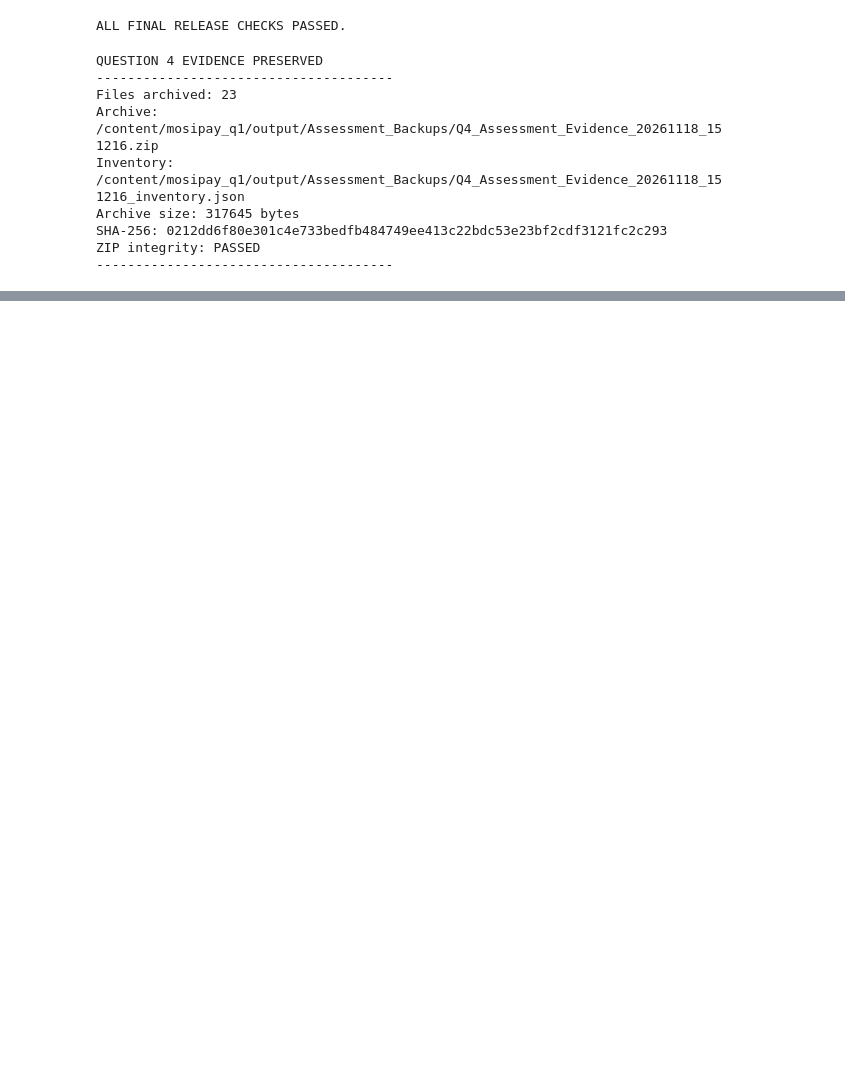
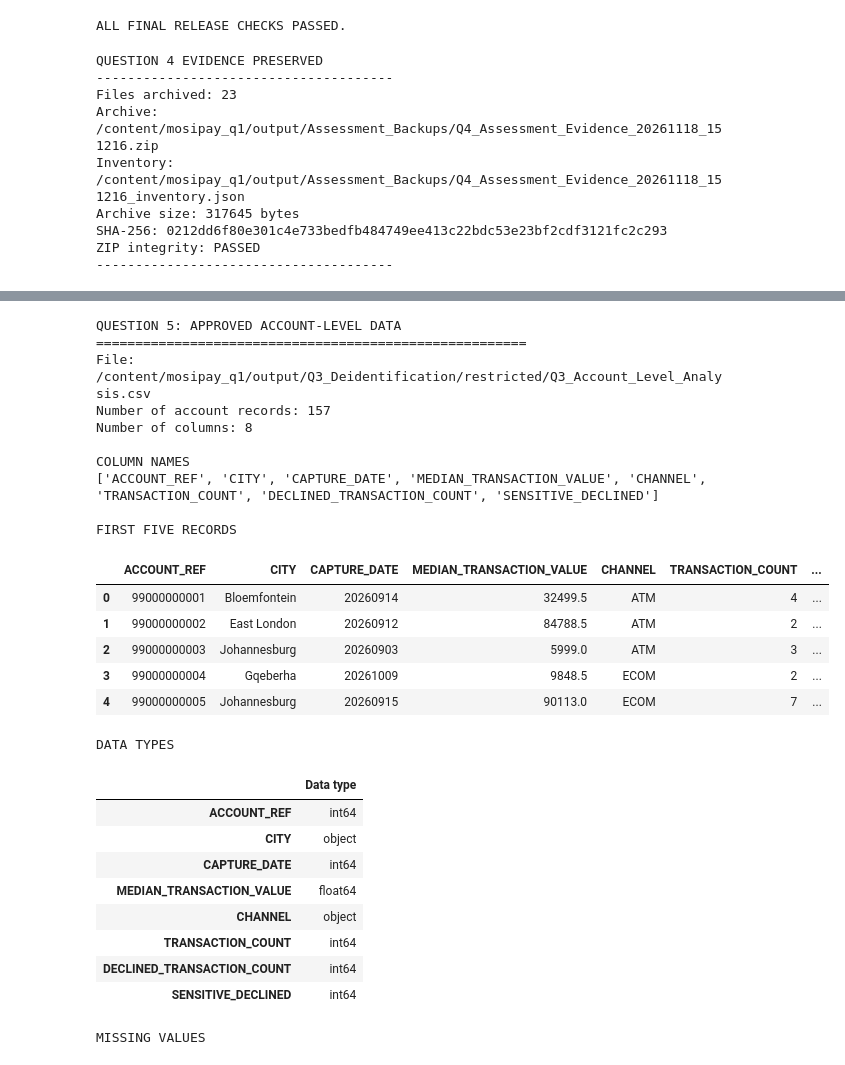
Before and after one commit to ictnsofu/ICD_5211_Data_Privacy_kampamba_nsofu_202609988, a Jupyter notebook: 202609988_Kampamba_Nsofu_ICD_5211.ipynb, the cells around one changed output, grey strips where cells are left out. Saved outputs shown, nothing was run; the diff lists cells and outputs as text; code cells hidden in the pictures; blank space fills up the shorter version.

```diff
--- a/202609988_Kampamba_Nsofu_ICD_5211.ipynb
+++ b/202609988_Kampamba_Nsofu_ICD_5211.ipynb
@@ -9874,3 +9874,82 @@ print("Original dataset unchanged:", current_hash == expected_hash)
 assert current_hash == expected_hash, (
     "The original dataset hash does not match."
 )
+# %%
+
+# =========================================================
+# Q5: INSPECT THE APPROVED ACCOUNT-LEVEL DATASET
+# =========================================================
+
+from pathlib import Path
+import pandas as pd
+
+account_file = Path(
+    "/content/mosipay_q1/output/"
+    "Q3_Deidentification/restricted/"
+    "Q3_Account_Level_Analysis.csv"
+)
+
+# Check whether the approved dataset exists.
+if not account_file.exists():
+    raise FileNotFoundError(
+        f"Approved account-level dataset not found: {account_file}"
+    )
+
+# Load the approved account-level dataset.
+account_df = pd.read_csv(account_file)
+
+# Inspect its structure.
+print("QUESTION 5: APPROVED ACCOUNT-LEVEL DATA")
+print("=" * 55)
+
+print("File:", account_file)
+print("Number of account records:", len(account_df))
+print("Number of columns:", len(account_df.columns))
+
+print("\nCOLUMN NAMES")
+print(account_df.columns.tolist())
+
+print("\nFIRST FIVE RECORDS")
+display(account_df.head())
+
+print("\nDATA TYPES")
+display(account_df.dtypes.to_frame("Data type"))
+
+print("\nMISSING VALUES")
+display(
+    account_df.isnull().sum().to_frame("Missing values")
+)
+
+print("\nDUPLICATE ROWS")
+print(account_df.duplicated().sum())
+
+print("\nDATASET SHAPE")
+print(account_df.shape)
+# %% [output]
+QUESTION 5: APPROVED ACCOUNT-LEVEL DATA
+=======================================================
+File: /content/mosipay_q1/output/Q3_Deidentification/restricted/Q3_Account_Level_Analysis.csv
+Number of account records: 157
+Number of columns: 8
+
+COLUMN NAMES
+['ACCOUNT_REF', 'CITY', 'CAPTURE_DATE', 'MEDIAN_TRANSACTION_VALUE', 'CHANNEL', 'TRANSACTION_COUNT', 'DECLINED_TRANSACTION_COUNT', 'SENSITIVE_DECLINED']
+
+FIRST FIVE RECORDS
+|  | ACCOUNT_REF | CITY | CAPTURE_DATE | MEDIAN_TRANSACTION_VALUE | CHANNEL | TRANSACTION_COUNT | ... |
+| 0 | 99000000001 | Bloemfontein | 20260914 | 32499.5 | ATM | 4 | ... |
+| 1 | 99000000002 | East London | 20260912 | 84788.5 | ATM | 2 | ... |
+| 2 | 99000000003 | Johannesburg | 20260903 | 5999.0 | ATM | 3 | ... |
+| 3 | 99000000004 | Gqeberha | 20261009 | 9848.5 | ECOM | 2 | ... |
+| 4 | 99000000005 | Johannesburg | 20260915 | 90113.0 | ECOM | 7 | ... |
+DATA TYPES
+|  | Data type |
+| ACCOUNT_REF | int64 |
+| CITY | object |
+| CAPTURE_DATE | int64 |
+| MEDIAN_TRANSACTION_VALUE | float64 |
+| CHANNEL | object |
+| TRANSACTION_COUNT | int64 |
+| DECLINED_TRANSACTION_COUNT | int64 |
+| SENSITIVE_DECLINED | int64 |
+MISSING VALUES
```
Also changed, not shown: parts of 14 cells of this notebook.
